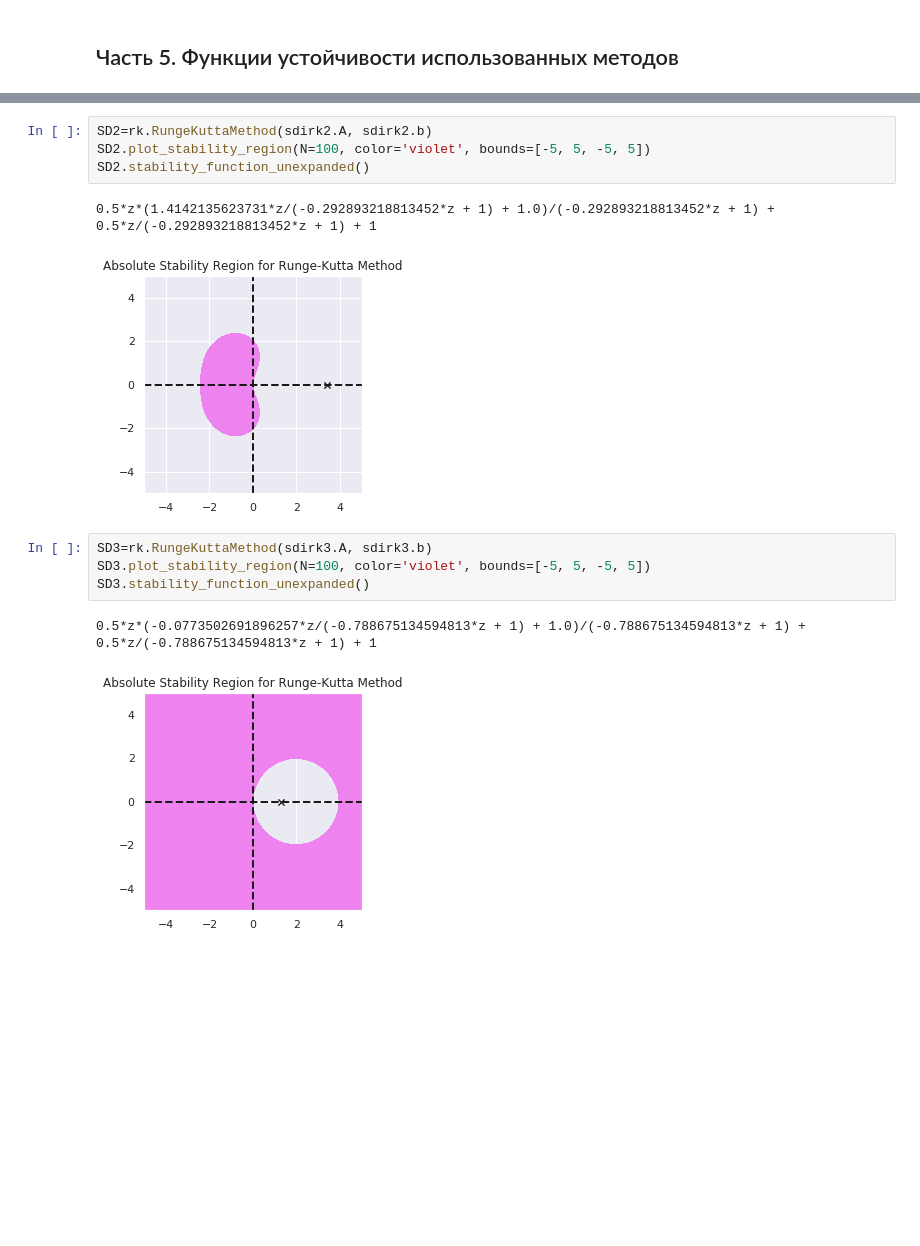
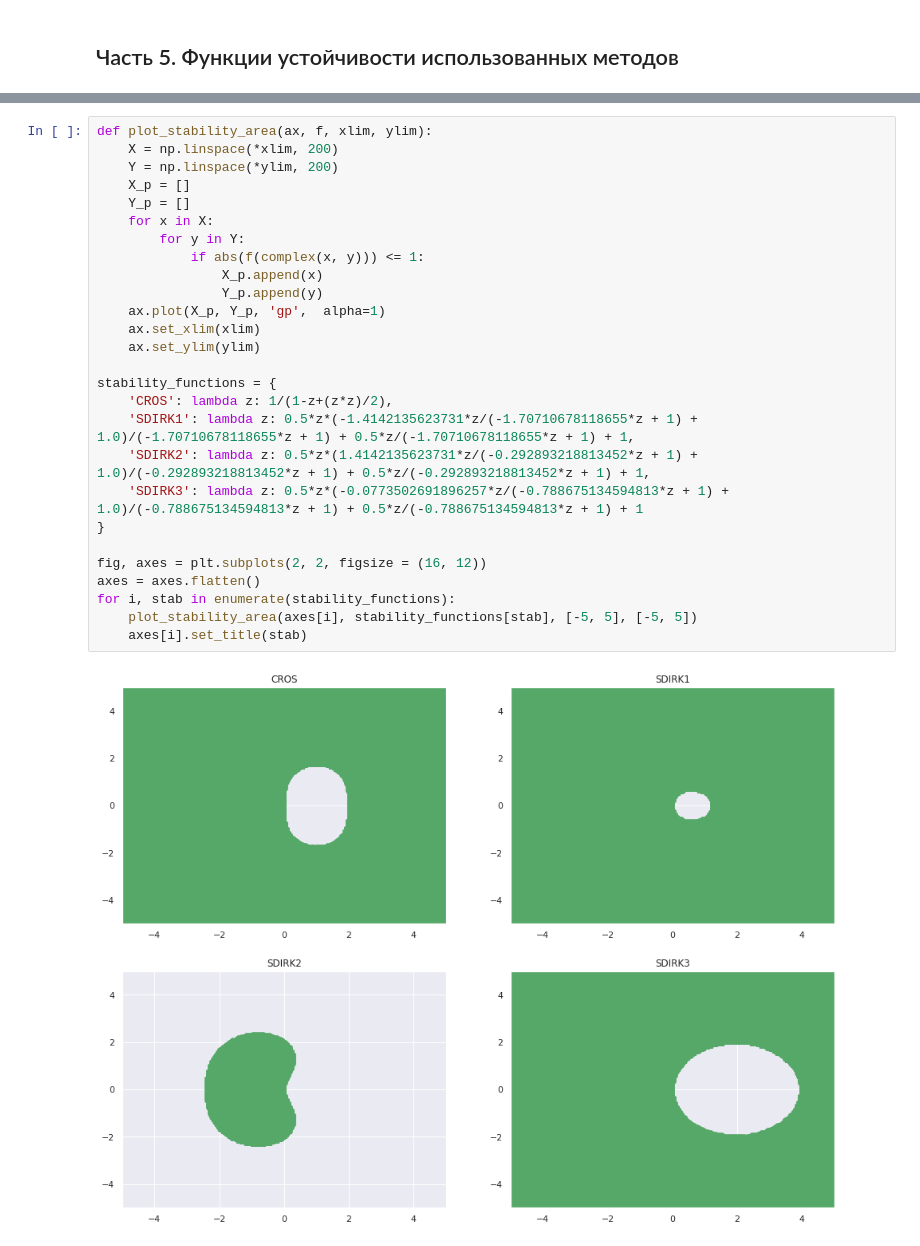
Before and after one commit to Ilushik2347/calc_math_hometask, a Jupyter notebook: hometask2.1.ipynb, the cells around one changed output, grey strips where cells are left out. Saved outputs shown, nothing was run; the diff lists cells and outputs as text; blank space fills up the shorter version.

```diff
--- a/hometask2.1.ipynb
+++ b/hometask2.1.ipynb
@@ -156,14 +167,29 @@ SD1.stability_function_unexpanded()
-# %%
-SD2=rk.RungeKuttaMethod(sdirk2.A, sdirk2.b)
-SD2.plot_stability_region(N=100, color='violet', bounds=[-5, 5, -5, 5])
-SD2.stability_function_unexpanded()
-# %% [output]
-0.5*z*(1.4142135623731*z/(-0.292893218813452*z + 1) + 1.0)/(-0.292893218813452*z + 1) + 0.5*z/(-0.292893218813452*z + 1) + 1
-[figure, removed]
-# %%
-SD3=rk.RungeKuttaMethod(sdirk3.A, sdirk3.b)
-SD3.plot_stability_region(N=100, color='violet', bounds=[-5, 5, -5, 5])
-SD3.stability_function_unexpanded()
-# %% [output]
-0.5*z*(-0.0773502691896257*z/(-0.788675134594813*z + 1) + 1.0)/(-0.788675134594813*z + 1) + 0.5*z/(-0.788675134594813*z + 1) + 1
-[figure, removed]
+# %%
+def plot_stability_area(ax, f, xlim, ylim):
+    X = np.linspace(*xlim, 200)
+    Y = np.linspace(*ylim, 200)
+    X_p = []
+    Y_p = []
+    for x in X:
+        for y in Y:
+            if abs(f(complex(x, y))) <= 1:
+                X_p.append(x)
+                Y_p.append(y)
+    ax.plot(X_p, Y_p, 'gp',  alpha=1)
+    ax.set_xlim(xlim)
+    ax.set_ylim(ylim)
+
+stability_functions = {
+    'CROS': lambda z: 1/(1-z+(z*z)/2),
+    'SDIRK1': lambda z: 0.5*z*(-1.4142135623731*z/(-1.70710678118655*z + 1) + 1.0)/(-1.70710678118655*z + 1) + 0.5*z/(-1.70710678118655*z + 1) + 1,
+    'SDIRK2': lambda z: 0.5*z*(1.4142135623731*z/(-0.292893218813452*z + 1) + 1.0)/(-0.292893218813452*z + 1) + 0.5*z/(-0.292893218813452*z + 1) + 1,
+    'SDIRK3': lambda z: 0.5*z*(-0.0773502691896257*z/(-0.788675134594813*z + 1) + 1.0)/(-0.788675134594813*z + 1) + 0.5*z/(-0.788675134594813*z + 1) + 1
+}
+
+fig, axes = plt.subplots(2, 2, figsize = (16, 12))
+axes = axes.flatten()
+for i, stab in enumerate(stability_functions):
+    plot_stability_area(axes[i], stability_functions[stab], [-5, 5], [-5, 5])
+    axes[i].set_title(stab)
+# %% [output]
+[figure, added]
```
Also changed, not shown: parts of 12 cells of this notebook, 1 other file.
